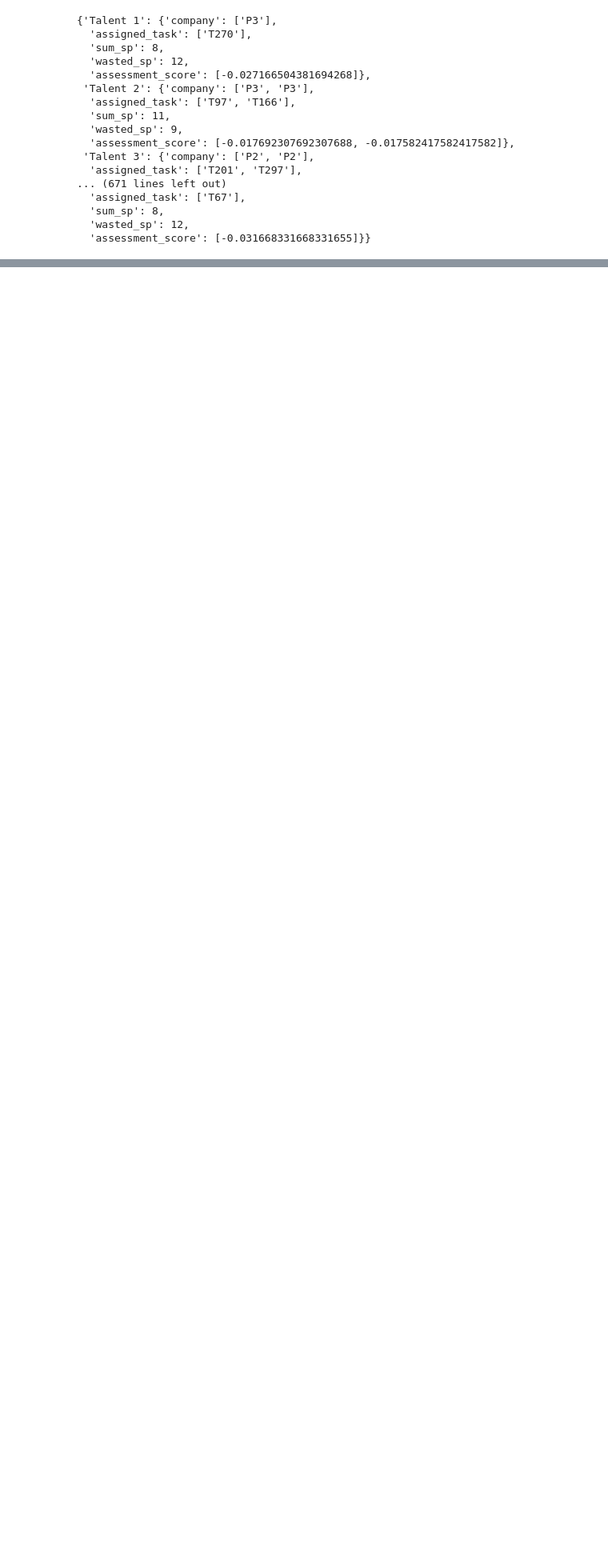
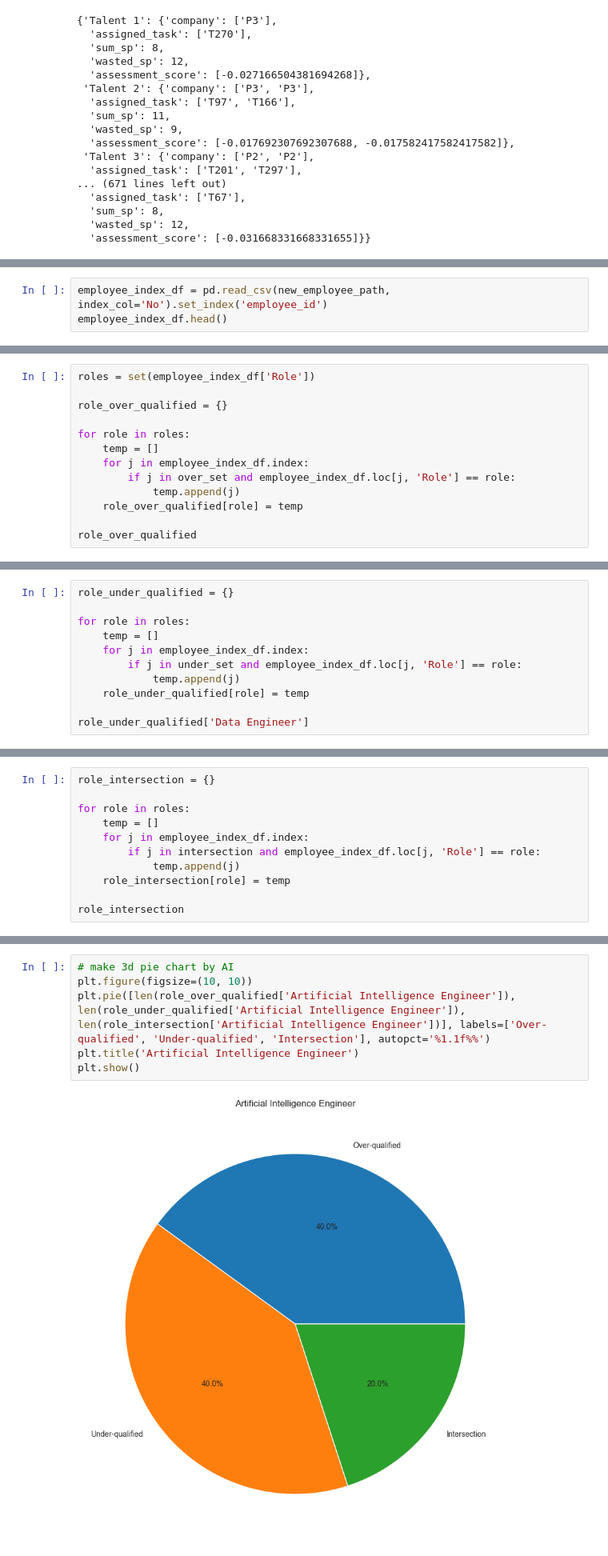
Before and after one commit to TK-Bunga-Matahari/shinchan, a Jupyter notebook: project1_task-management/solution/competency_assesment/manpower_planning.ipynb, the cells around one changed output, grey strips where cells are left out. Shown at 80% size. Saved outputs shown, nothing was run; the diff lists cells and outputs as text; blank space fills up the shorter version.

```diff
--- a/project1_task-management/solution/competency_assesment/manpower_planning.ipynb
+++ b/project1_task-management/solution/competency_assesment/manpower_planning.ipynb
@@ -531,0 +639,3 @@ Talent 112: T67 with score = -0.031668331668331655
+# %%
+employee_index_df = pd.read_csv(new_employee_path, index_col='No').set_index('employee_id')
+employee_index_df.head()
@@ -531,0 +651,13 @@ Talent 112: T67 with score = -0.031668331668331655
+# %%
+roles = set(employee_index_df['Role'])
+
+role_over_qualified = {}
+
+for role in roles:
+    temp = []
+    for j in employee_index_df.index:
+        if j in over_set and employee_index_df.loc[j, 'Role'] == role:
+            temp.append(j)
+    role_over_qualified[role] = temp
+
+role_over_qualified
@@ -531,0 +676,11 @@ Talent 112: T67 with score = -0.031668331668331655
+# %%
+role_under_qualified = {}
+
+for role in roles:
+    temp = []
+    for j in employee_index_df.index:
+        if j in under_set and employee_index_df.loc[j, 'Role'] == role:
+            temp.append(j)
+    role_under_qualified[role] = temp
+
+role_under_qualified['Data Engineer']
@@ -531,0 +700,11 @@ Talent 112: T67 with score = -0.031668331668331655
+# %%
+role_intersection = {}
+
+for role in roles:
+    temp = []
+    for j in employee_index_df.index:
+        if j in intersection and employee_index_df.loc[j, 'Role'] == role:
+            temp.append(j)
+    role_intersection[role] = temp
+
+role_intersection
@@ -531,0 +724,8 @@ Talent 112: T67 with score = -0.031668331668331655
+# %%
+# make 3d pie chart by AI
+plt.figure(figsize=(10, 10))
+plt.pie([len(role_over_qualified['Artificial Intelligence Engineer']), len(role_under_qualified['Artificial Intelligence Engineer']), len(role_intersection['Artificial Intelligence Engineer'])], labels=['Over-qualified', 'Under-qualified', 'Intersection'], autopct='%1.1f%%')
+plt.title('Artificial Intelligence Engineer')
+plt.show()
+# %% [output]
+[figure, added]
```
Also changed, not shown: parts of 40 cells of this notebook.
